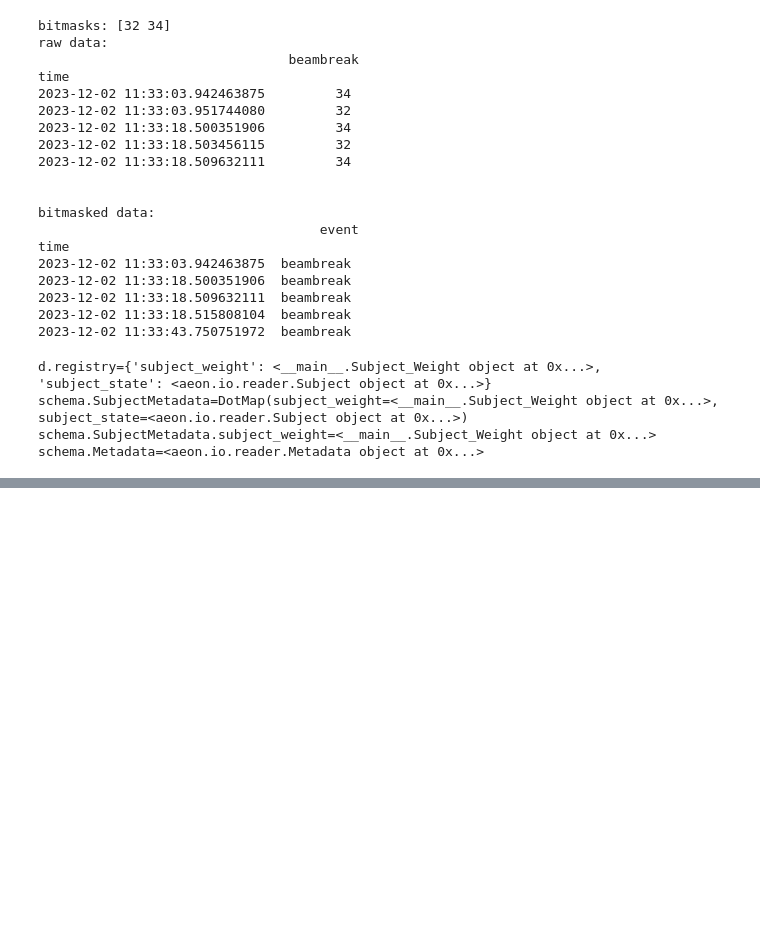
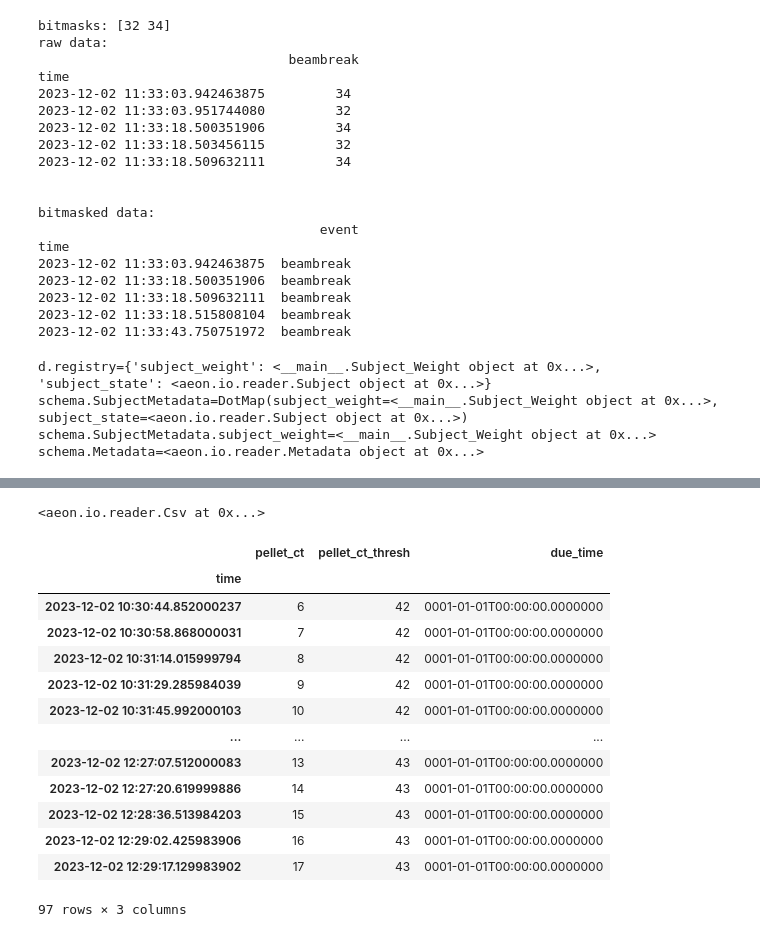
Before and after one commit to SainsburyWellcomeCentre/aeon_mecha, a Jupyter notebook: docs/examples/understanding_aeon_data_architecture.ipynb, the cells around one changed output, grey strips where cells are left out. Cells and saved outputs as stored; diff of their text form; code cells hidden in the pictures; blank space fills up the shorter version.

```diff
--- a/docs/examples/understanding_aeon_data_architecture.ipynb
+++ b/docs/examples/understanding_aeon_data_architecture.ipynb
@@ -250,14 +242,14 @@ display(data)
 pattern = "Patch1_32*"
 event_name = "beambreak"
 harp_reader = reader.Harp(pattern=pattern, columns=[event_name])
-data = api.load(root, harp_reader, start=start_time, end=end_time)
+data = aeon.load(root, harp_reader, start=start_time, end=end_time)
 bitmasks = np.unique(data[event_name].values)
 print(f"bitmasks: {bitmasks}")
 
 # Let's set the bitmask to '34', and create a new `Reader` object to use this.
 bitmask = 34
 beambreak_reader = reader.BitmaskEvent(pattern, bitmask, event_name)
-bitmasked_data = api.load(root, beambreak_reader, start=start_time, end=end_time)
+bitmasked_data = aeon.load(root, beambreak_reader, start=start_time, end=end_time)
 
 print(f"raw data:\n {data.head()}\n\n")
 print(f"bitmasked data:\n {bitmasked_data.head()}")
@@ -455,0 +508,26 @@ d.name
+# %%
+d = Device("Environment", block_state_binder_fn)
+# %%
+d.registry["block_state"]
+# %% [output]
+<aeon.io.reader.Csv at 0x...>
+# %%
+start_time = pd.Timestamp("2023-12-02 10:30:00")
+end_time = pd.Timestamp("2023-12-02 12:30:00")
+r = d.registry["block_state"]
+aeon.load(root, r, start=start_time, end=end_time)
+# %% [output]
+|  | pellet_ct | pellet_ct_thresh | due_time |
+| time |  |  |  |
+| 2023-12-02 10:30:44.852000237 | 6 | 42 | 0001-01-01T00:00:00.0000000 |
+| 2023-12-02 10:30:58.868000031 | 7 | 42 | 0001-01-01T00:00:00.0000000 |
+| 2023-12-02 10:31:14.015999794 | 8 | 42 | 0001-01-01T00:00:00.0000000 |
+| 2023-12-02 10:31:29.285984039 | 9 | 42 | 0001-01-01T00:00:00.0000000 |
+| 2023-12-02 10:31:45.992000103 | 10 | 42 | 0001-01-01T00:00:00.0000000 |
+| ... | ... | ... | ... |
+| 2023-12-02 12:27:07.512000083 | 13 | 43 | 0001-01-01T00:00:00.0000000 |
+| 2023-12-02 12:27:20.619999886 | 14 | 43 | 0001-01-01T00:00:00.0000000 |
+| 2023-12-02 12:28:36.513984203 | 15 | 43 | 0001-01-01T00:00:00.0000000 |
+| 2023-12-02 12:29:02.425983906 | 16 | 43 | 0001-01-01T00:00:00.0000000 |
+| 2023-12-02 12:29:17.129983902 | 17 | 43 | 0001-01-01T00:00:00.0000000 |
+97 rows × 3 columns
```
Also changed, not shown: parts of 26 cells of this notebook.
